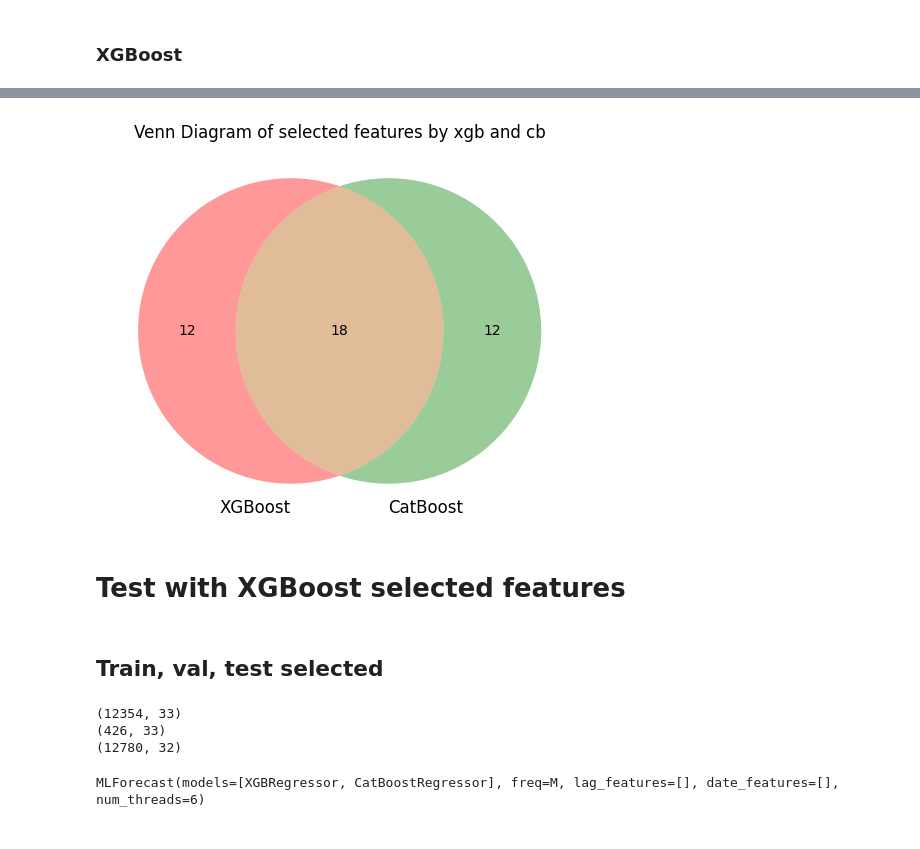
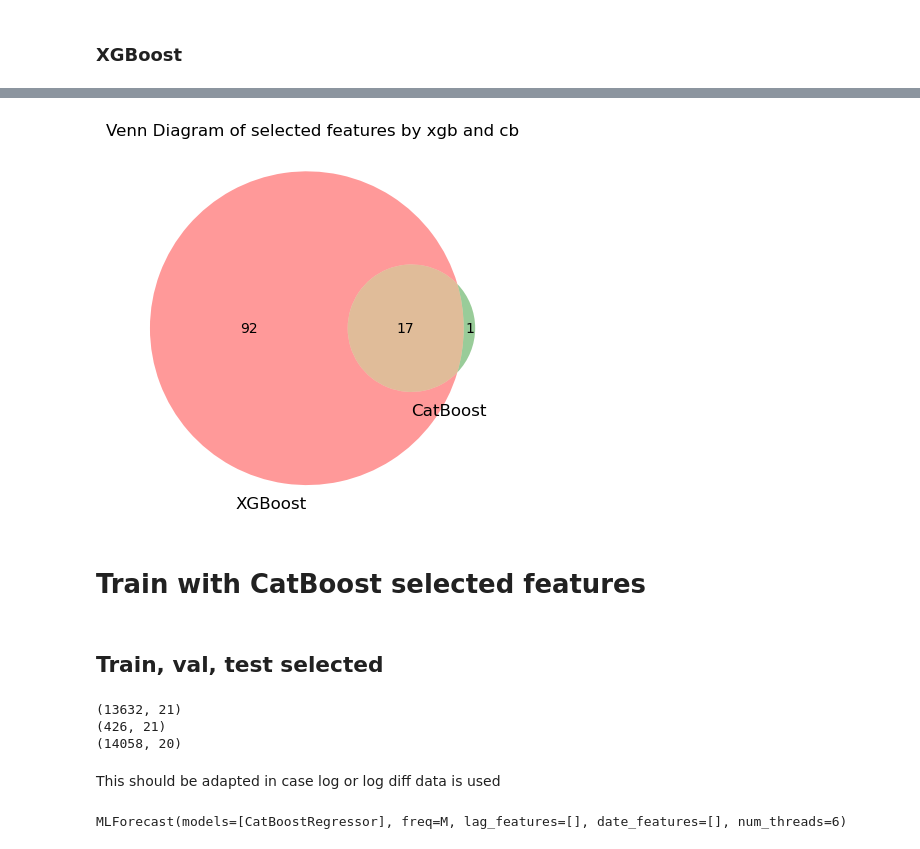
Before and after one commit to ezemriv/MLForecast-Enhanced-TimeSeries, a Jupyter notebook: 02_RFE.ipynb, the cells around one changed output, grey strips where cells are left out. Drawn from its saved outputs; the diff is of its cells as text; code cells hidden in the pictures.

```diff
--- a/02_RFE.ipynb
+++ b/02_RFE.ipynb
@@ -95,0 +204,5 @@ y = full_train['y']
+# %%
+#Select those with feature importance > 0
+selected_features_cb = feat_imp_cb[feat_imp_cb > 0].index.tolist()
+print(len(selected_features_cb))
+print(selected_features_cb)
@@ -96,2 +212,14 @@ y = full_train['y']
 # %% [markdown]
 ### XGBoost
+# %%
+# Set up RFECV
+rfecv = RFECV(
+    estimator=xgb,
+    step=1,
+    cv=splits,
+    scoring='neg_mean_squared_error',
+    min_features_to_select=1,
+    n_jobs=-1
+)
+
+rfecv.fit(X, y)
@@ -114,11 +257,0 @@ Selected features:
-# %%
-# Perform Recursive Feature Elimination
-n_features_to_select = 30
-rfe = RFE(estimator=tunned_cb, n_features_to_select=n_features_to_select)
-rfe = rfe.fit(X, y)
-
-# Get selected features
-selected_features_cb = X.columns[rfe.support_].tolist()
-
-print("Selected features:")
-print(selected_features_cb)
@@ -127,0 +266,8 @@ Selected features:
+# %%
+#Feature importances
+feat_imp_xgb = pd.Series(rfecv.estimator_.feature_importances_, index=X.columns[rfecv.support_].tolist()).sort_values(ascending=False)
+print(feat_imp_xgb)
+#Select those with feature importance > 0
+selected_features_xgb = feat_imp_xgb[feat_imp_xgb > 0].index.tolist()
+print(len(selected_features_xgb))
+print(selected_features_xgb)
@@ -128,19 +289,16 @@ Selected features:
 # %%
 ## Intersect selected features
-
-selected_features_xgb = ['monthly_average_price', 'year', 'quarter', 'around_Xmas', 'month_sin', 'month_cos', 'item_id_y_sum_lag1', 'item_id_y_max_lag1', 'item_id_y_max_lag2', 'item_id_city_id_y_sum_lag1', 'item_id_city_id_y_max_lag1', 'item_id_city_id_y_min_lag1', 'item_id_city_id_y_min_lag2', 'shop_id_item_category_id_y_max_lag1', 'shop_id_item_category_id_y_min_lag1', 'item_category_id_year_monthly_average_price_max', 'item_category_id_year_monthly_average_price_min', 'item_id_quarter_monthly_average_price_mean', 'item_category_id_quarter_revenue_mean', 'item_category_id_quarter_revenue_std', 'item_id_month_revenue_mean', 'item_category_id_month_revenue_mean', 'city_id_month_revenue_mean', 'ytd_sales', 'quarterly_sales', 'price_change', 'lag1', 'lag2', 'rolling_mean_lag1_window_size2', 'rolling_mean_lag2_window_size2']
-selected_features_cb = ['monthly_average_price', 'year', 'quarter', 'around_Xmas', 'month_sin', 'month_cos', 'item_id_y_sum_lag2', 'item_id_y_max_lag1', 'item_category_id_y_max_lag1', 'item_id_city_id_y_max_lag1', 'item_category_id_revenue_max_lag2', 'item_id_city_id_revenue_min_lag1', 'item_category_id_city_id_revenue_sum_lag2', 'city_id_revenue_sum_lag1', 'city_id_revenue_sum_lag2', 'shop_id_year_monthly_average_price_std', 'item_category_id_year_monthly_average_price_mean', 'item_category_id_year_revenue_mean', 'item_id_quarter_revenue_max', 'item_id_around_Xmas_revenue_mean', 'item_id_month_revenue_mean', 'item_category_id_month_revenue_mean', 'city_id_month_revenue_mean', 'ytd_sales', 'quarterly_sales', 'price_change', 'lag1', 'lag2', 'rolling_mean_lag1_window_size2', 'rolling_mean_lag2_window_size2']
 
 set1 = set(selected_features_xgb)
 set2 = set(selected_features_cb)
 
 # Create the Venn Diagram
 venn2(subsets = [set1, set2], set_labels = ('XGBoost', 'CatBoost'))
 plt.title("Venn Diagram of selected features by xgb and cb")
 plt.show()
 # %% [output]
-[figure, old version]
+[figure, new version]
 # %% [markdown]
-# Test with XGBoost selected features
+# Train with CatBoost selected features
 # %% [markdown]
 ## Train, val, test selected
@@ -154,10 +321,12 @@ future_df = pd.concat([train_selected, valid_selected]).drop('y', axis=1)
 # %%
-print(train_selected.shape)
-print(valid_selected.shape)
+print(train_selected_cb.shape)
+print(valid_selected_cb.shape)
 
-print(future_df.shape)
+print(future_df_cb.shape)
 # %% [output]
-(12354, 33)
-(426, 33)
-(12780, 32)
+(13632, 21)
+(426, 21)
+(14058, 20)
+# %% [markdown]
+This should be adapted in case log or log diff data is used
 # %%
@@ -177,8 +339,8 @@ fcst = MLForecast(
     num_threads=6
 )
 # %%
-fcst.fit(train_selected, fitted=True, id_col='unique_id', time_col='ds',
+fcst.fit(train_selected_cb, fitted=True, id_col='unique_id', time_col='ds',
          target_col='y', static_features=[])
 # %% [output]
-MLForecast(models=[XGBRegressor, CatBoostRegressor], freq=M, lag_features=[], date_features=[], num_threads=6)
+MLForecast(models=[CatBoostRegressor], freq=M, lag_features=[], date_features=[], num_threads=6)
 # %%
```
Also changed, not shown: parts of 49 cells of this notebook, 3 other files.
